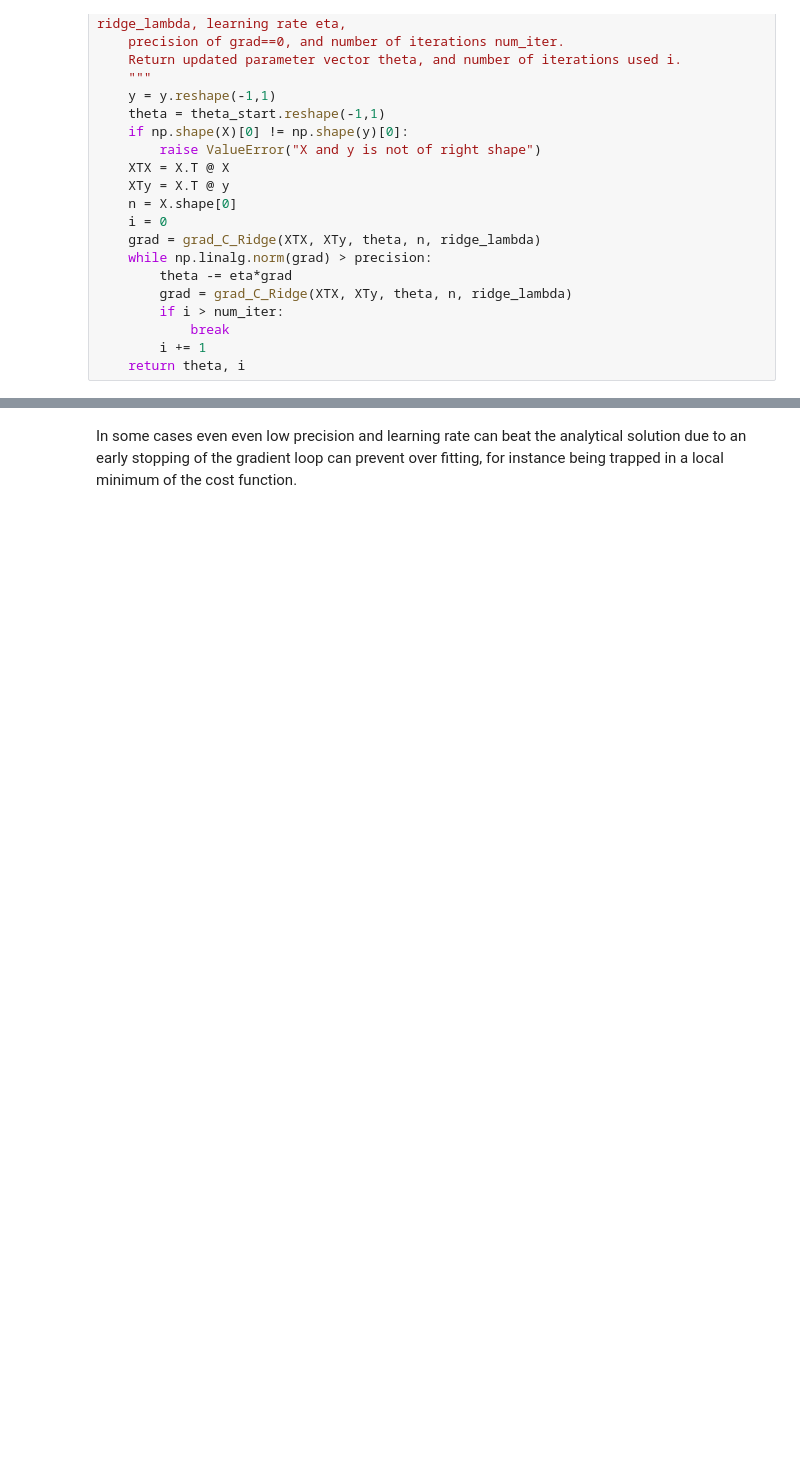
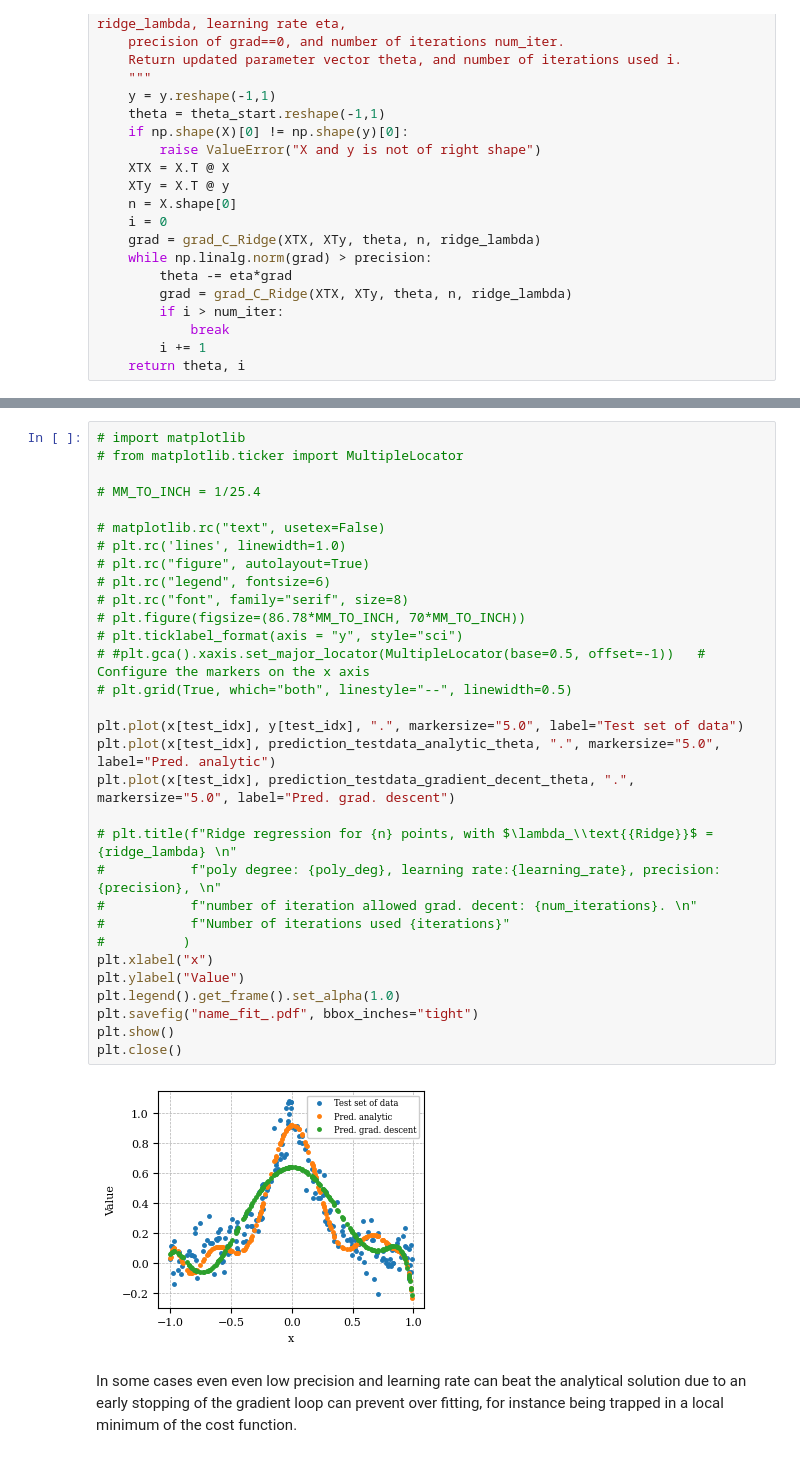
Before and after one commit to Waerstad/4155-Project-1, a Jupyter notebook: Code/project1_main.ipynb, the cells around one changed output, grey strips where cells are left out. Cells and saved outputs as stored; diff of their text form; blank space fills up the shorter version.

```diff
--- a/Code/project1_main.ipynb
+++ b/Code/project1_main.ipynb
@@ -710,6 +713,39 @@ plt.close()
 MSE prediction analytic: 0.22014789702730725
 MSE prediction gradient decent: 0.2244911881582928
 [figure]
+# %%
+# import matplotlib
+# from matplotlib.ticker import MultipleLocator
+
+# MM_TO_INCH = 1/25.4
+
+# matplotlib.rc("text", usetex=False)
+# plt.rc('lines', linewidth=1.0)
+# plt.rc("figure", autolayout=True)
+# plt.rc("legend", fontsize=6)
+# plt.rc("font", family="serif", size=8)
+# plt.figure(figsize=(86.78*MM_TO_INCH, 70*MM_TO_INCH))
+# plt.ticklabel_format(axis = "y", style="sci")
+# #plt.gca().xaxis.set_major_locator(MultipleLocator(base=0.5, offset=-1))   # Configure the markers on the x axis
+# plt.grid(True, which="both", linestyle="--", linewidth=0.5)
+
+plt.plot(x[test_idx], y[test_idx], ".", markersize="5.0", label="Test set of data")
+plt.plot(x[test_idx], prediction_testdata_analytic_theta, ".", markersize="5.0", label="Pred. analytic")
+plt.plot(x[test_idx], prediction_testdata_gradient_decent_theta, ".", markersize="5.0", label="Pred. grad. descent")
+
+# plt.title(f"Ridge regression for {n} points, with $\lambda_\\text{{Ridge}}$ = {ridge_lambda} \n"
+#           f"poly degree: {poly_deg}, learning rate:{learning_rate}, precision: {precision}, \n"
+#           f"number of iteration allowed grad. decent: {num_iterations}. \n"
+#           f"Number of iterations used {iterations}"
+#          )
+plt.xlabel("x")
+plt.ylabel("Value")
+plt.legend().get_frame().set_alpha(1.0)
+plt.savefig("name_fit_.pdf", bbox_inches="tight")
+plt.show()
+plt.close()
+# %% [output]
+[figure, added]
 # %% [markdown]
 In some cases even even low precision and learning rate can beat the analytical solution due to an early stopping of the gradient loop can prevent over fitting, for instance being trapped in a local minimum of the cost function.
 # %%
```
Also changed, not shown: parts of 9 cells of this notebook.
